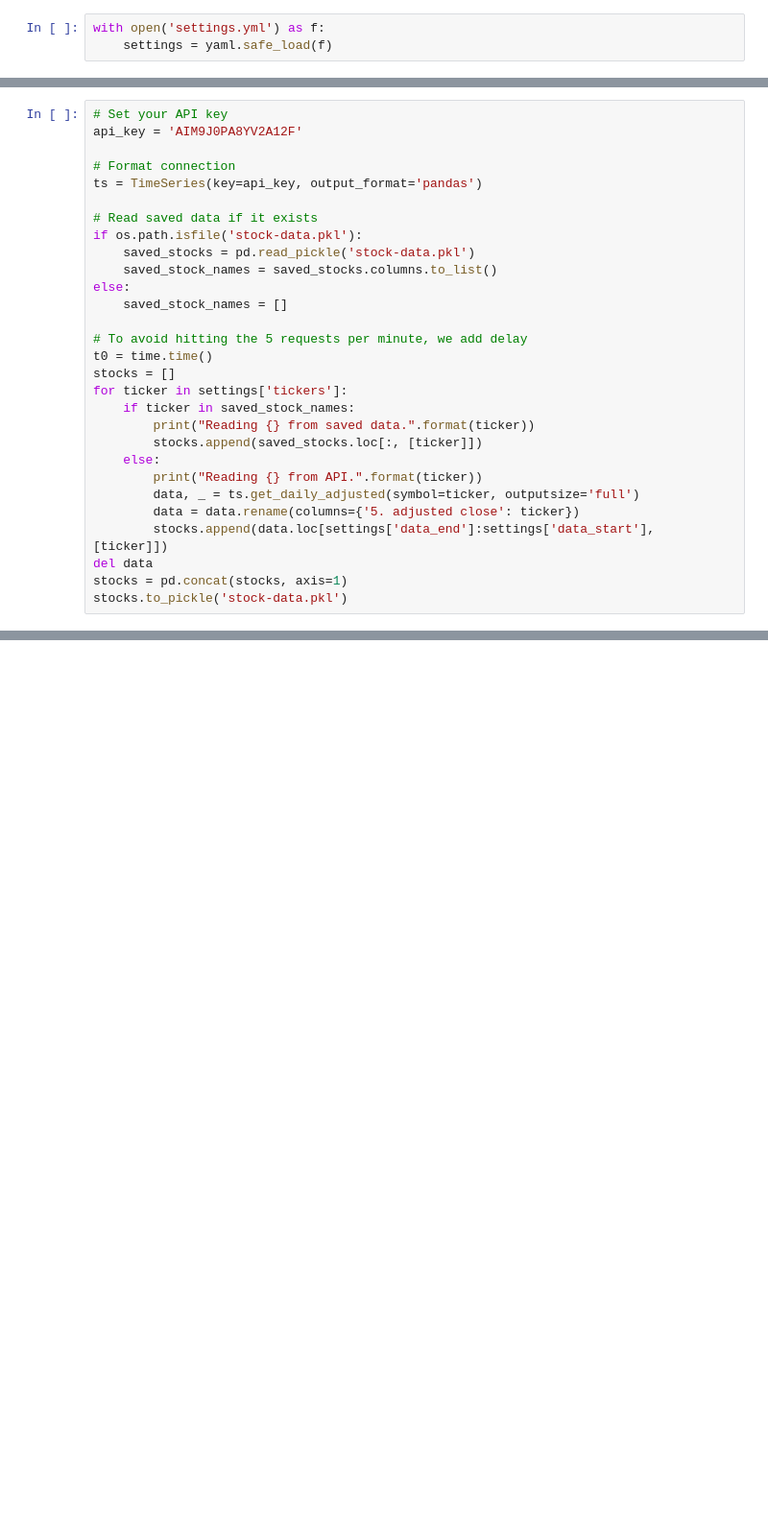
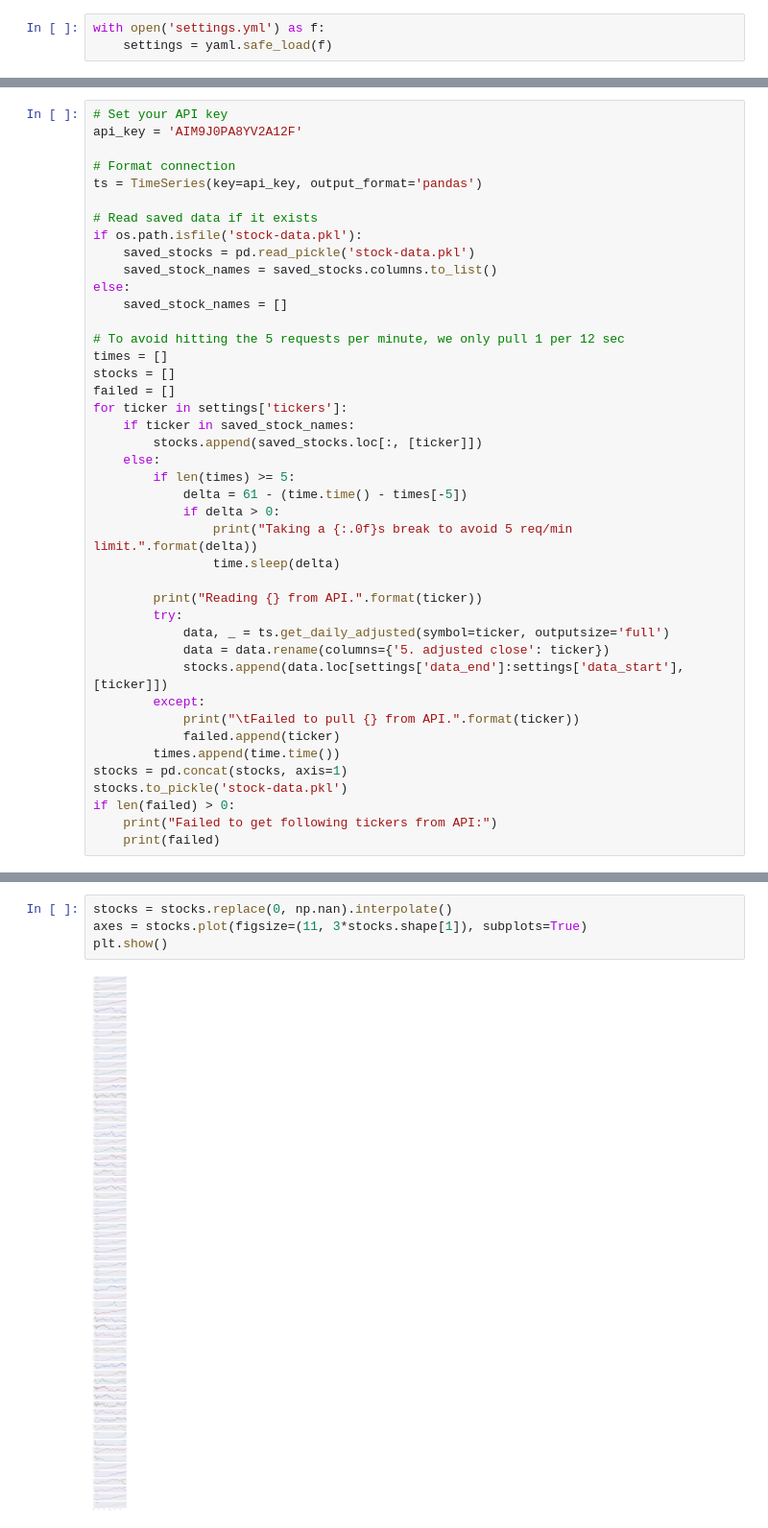
Before and after one commit to daniel-fudge/DRL-Portfolio-Optimization, a Jupyter notebook: data_preparation.ipynb, the cells around one changed output, grey strips where cells are left out. Shown at 96% size. Saved outputs shown, nothing was run; the diff lists cells and outputs as text; blank space fills up the shorter version.

```diff
--- a/data_preparation.ipynb
+++ b/data_preparation.ipynb
@@ -43,19 +45,32 @@ if os.path.isfile('stock-data.pkl'):
 else:
     saved_stock_names = []
 
-# To avoid hitting the 5 requests per minute, we add delay
-t0 = time.time()
+# To avoid hitting the 5 requests per minute, we only pull 1 per 12 sec
+times = []
 stocks = []
+failed = []
 for ticker in settings['tickers']:
     if ticker in saved_stock_names:
-        print("Reading {} from saved data.".format(ticker))
         stocks.append(saved_stocks.loc[:, [ticker]])
     else:
+        if len(times) >= 5:
+            delta = 61 - (time.time() - times[-5])
+            if delta > 0:
+                print("Taking a {:.0f}s break to avoid 5 req/min limit.".format(delta))
+                time.sleep(delta)
+
         print("Reading {} from API.".format(ticker))
-        data, _ = ts.get_daily_adjusted(symbol=ticker, outputsize='full')
-        data = data.rename(columns={'5. adjusted close': ticker})
-        stocks.append(data.loc[settings['data_end']:settings['data_start'], [ticker]])
-del data
+        try:
+            data, _ = ts.get_daily_adjusted(symbol=ticker, outputsize='full')
+            data = data.rename(columns={'5. adjusted close': ticker})
+            stocks.append(data.loc[settings['data_end']:settings['data_start'], [ticker]])
+        except:
+            print("\tFailed to pull {} from API.".format(ticker))
+            failed.append(ticker)
+        times.append(time.time())
 stocks = pd.concat(stocks, axis=1)
 stocks.to_pickle('stock-data.pkl')
+if len(failed) > 0:
+    print("Failed to get following tickers from API:")
+    print(failed)
 # %% [output]
@@ -73,0 +141,6 @@ stocks['2019-12-16':'2019-12-11']
+# %%
+stocks = stocks.replace(0, np.nan).interpolate()
+axes = stocks.plot(figsize=(11, 3*stocks.shape[1]), subplots=True)
+plt.show()
+# %% [output]
+[figure, added]
```
Also changed, not shown: parts of 21 cells of this notebook, 4 other files.
